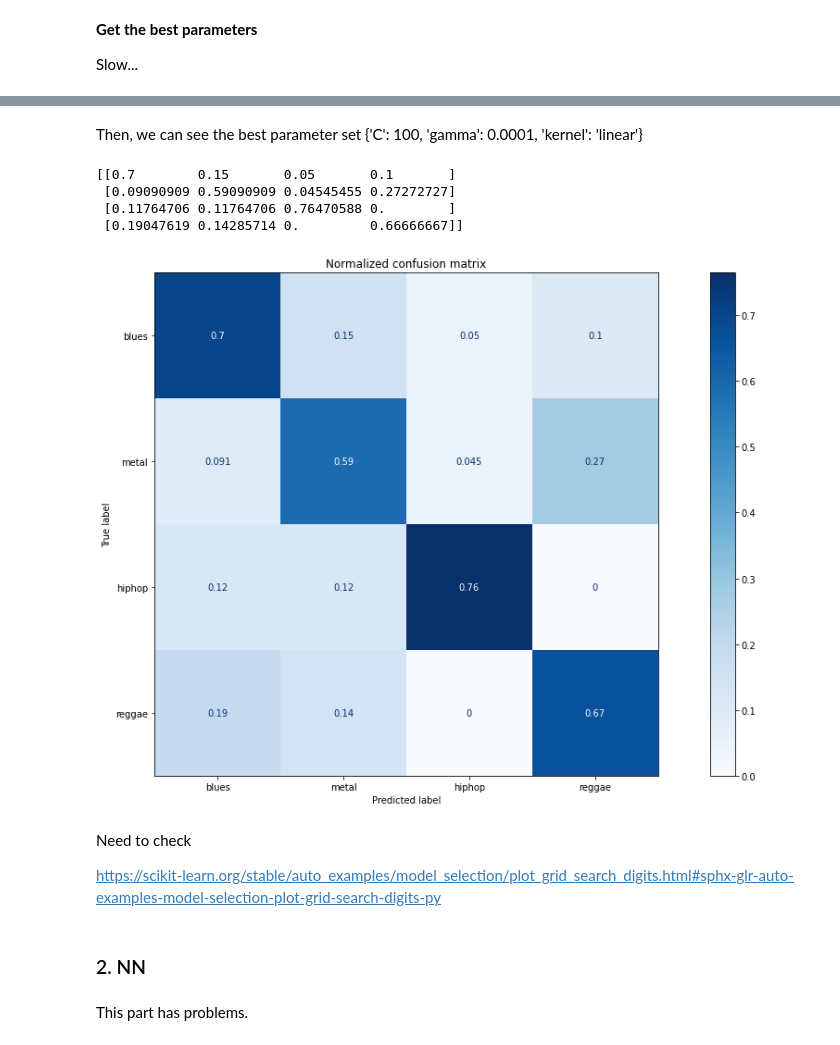
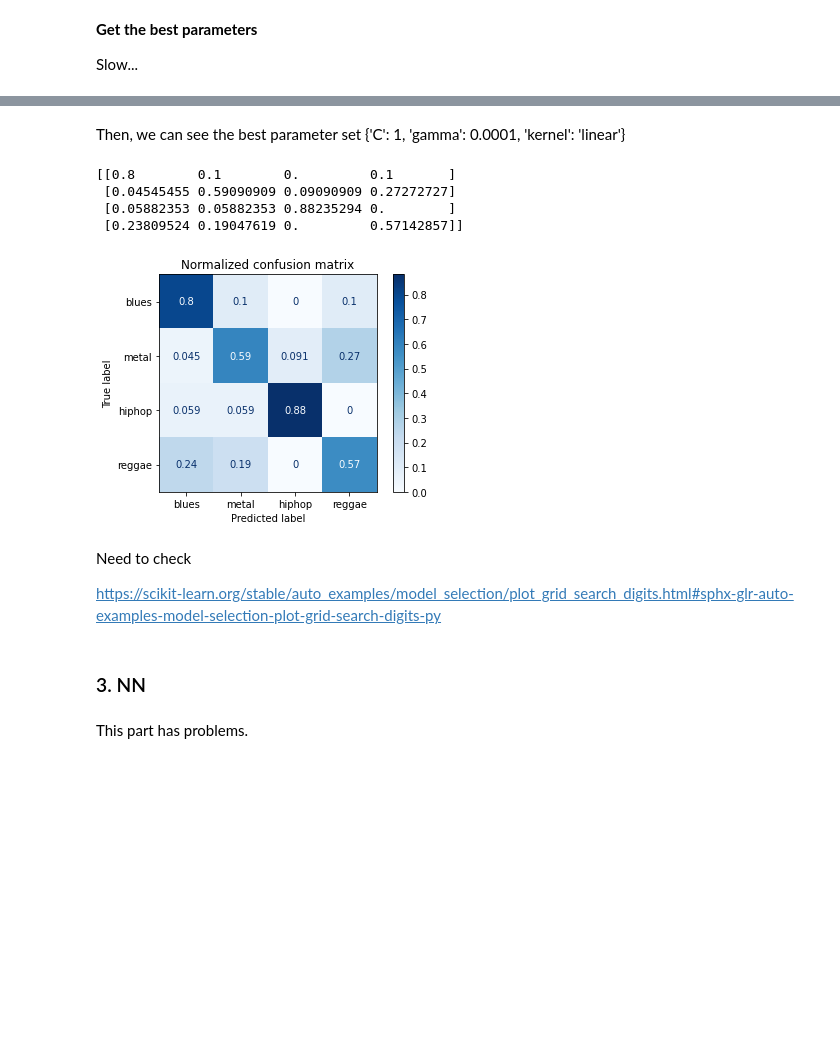
Before and after one commit to yilin10/MusicalGenreClassification, a Jupyter notebook: Assignment1.ipynb, the cells around one changed output, grey strips where cells are left out. Cells and saved outputs as stored; diff of their text form; code cells hidden in the pictures; blank space fills up the shorter version.

```diff
--- a/Assignment1.ipynb
+++ b/Assignment1.ipynb
@@ -316,12 +352,11 @@ Check **centroid**
 x = features_value['cent1']
 y = features_value['cent2']
 # set colors
-color_to_genre = {'blues':'blue','metal':'grey','hiphop':'red','reggae':'yellow'}
 colors = []
 for each in genre_data['Genre']:
     colors.append(color_to_genre[each])
 
-area = 50
+area = 10
 plt.scatter(x, y, s=area, c=colors, alpha=0.5)
 plt.grid(True)
 plt.show()
@@ -329,0 +367,12 @@ plt.show()
+# %%
+x = features_value['rms1']
+y = features_value['rms2']
+# set colors
+colors = []
+for each in genre_data['Genre']:
+    colors.append(color_to_genre[each])
+
+area = 10
+plt.scatter(x, y, s=area, c=colors, alpha=0.5)
+plt.grid(True)
+plt.show()
@@ -438,13 +491,13 @@ plt.show()
 # %%
 fig = plt.figure()
-plt.rcParams['figure.figsize'] = (20.0, 10.0)
+#plt.rcParams['figure.figsize'] = (20.0, 10.0)
 
 ax = fig.add_subplot(111, projection='3d')
 
 m = 'o'
 xs = X_train['cent1']
 ys = X_train['zcr1']
-s = X_train['tempo1']
+zs = X_train['tempo1']
 ax.scatter(xs, ys, zs, marker=m,color = colors)
 
 ax.set_xlabel('X Label')
@@ -514,7 +567,7 @@ Wall time: 533 ms
 # %% [markdown]
 So we can use the best parameter for training
 # %%
-kClassifier = neighbors.KNeighborsClassifier(n_neighbors=3, weights = 'distance',p =1)
+kClassifier = neighbors.KNeighborsClassifier(n_neighbors=7, weights = 'distance',p =1)
 kClassifier.fit(X_train,y_train)
 
 predictedTestLabels = kClassifier.predict(X_test)
@@ -626,34 +729,34 @@ Still searching....please wait...
 # %% [markdown]
 Then, we can see the best parameter set
-{'C': 100, 'gamma': 0.0001, 'kernel': 'linear'}
+{'C': 1, 'gamma': 0.0001, 'kernel': 'linear'}
 # %%
 from sklearn.metrics import plot_confusion_matrix
 # plot confusion matrix
 title = "Normalized confusion matrix"
-clf = svm.SVC(C=10.0,kernel ='rbf',gamma =0.0001)
+clf = svm.SVC(C=1.0,kernel ='linear')
 clf.fit(X, Y)
 disp = plot_confusion_matrix(clf,X_test, y_test,
                                  display_labels=genre_analysis_list, # genre names list
                                  cmap=plt.cm.Blues,
                                  normalize='true')
 disp.ax_.set_title(title)
 
 print()
 print(disp.confusion_matrix)
 
 plt.show()
 # %% [output]
-[[0.7        0.15       0.05       0.1       ]
- [0.09090909 0.59090909 0.04545455 0.27272727]
- [0.11764706 0.11764706 0.76470588 0.        ]
- [0.19047619 0.14285714 0.         0.66666667]]
+[[0.8        0.1        0.         0.1       ]
+ [0.04545455 0.59090909 0.09090909 0.27272727]
+ [0.05882353 0.05882353 0.88235294 0.        ]
+ [0.23809524 0.19047619 0.         0.57142857]]
-[figure, old version]
+[figure, new version]
 # %% [markdown]
 Need to check
 
 https://scikit-learn.org/stable/auto_examples/model_selection/plot_grid_search_digits.html#sphx-glr-auto-examples-model-selection-plot-grid-search-digits-py
 # %% [markdown]
-### 2. NN
+### 3. NN
 # %% [markdown]
 This part has problems.
 # %%
```
Also changed, not shown: parts of 40 cells of this notebook.
